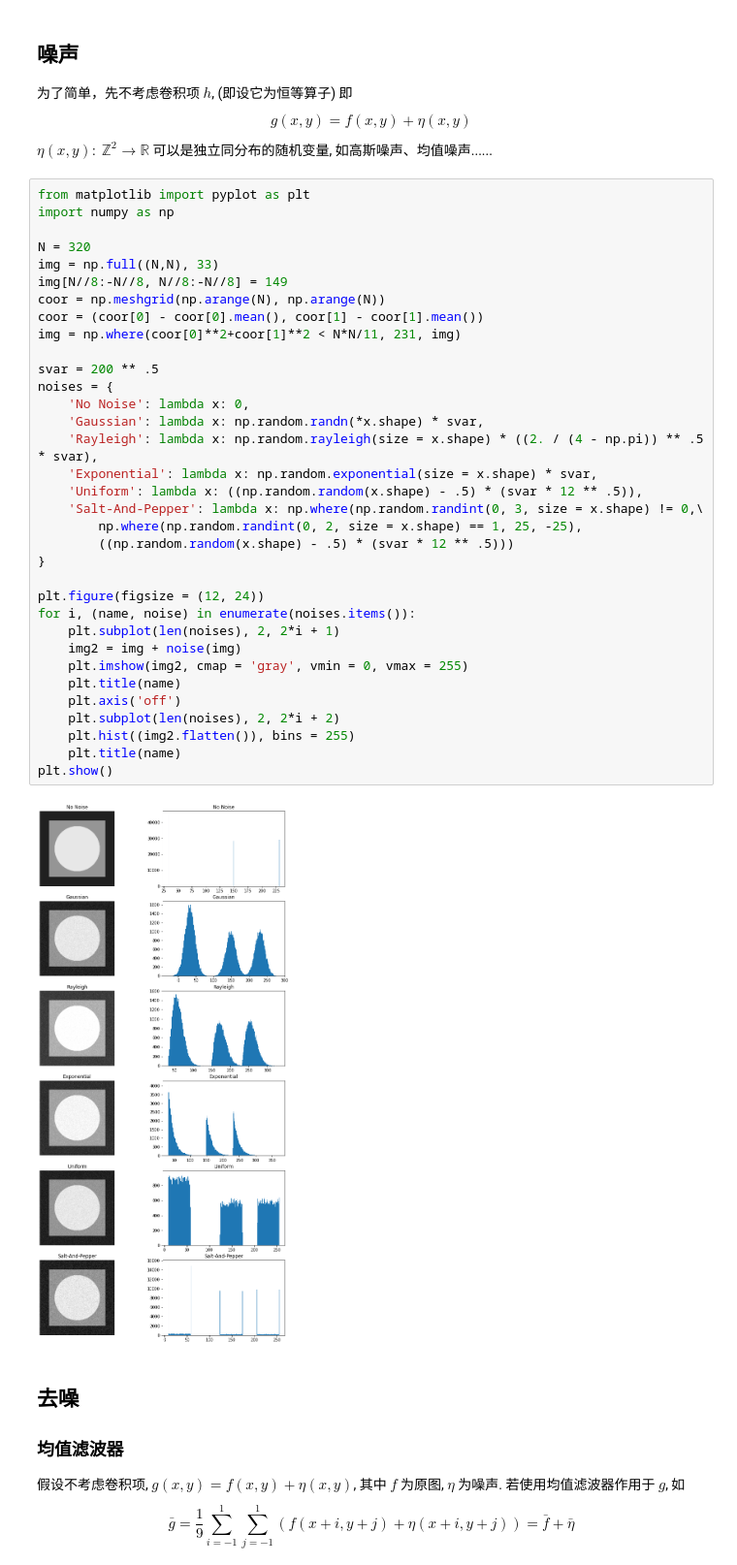
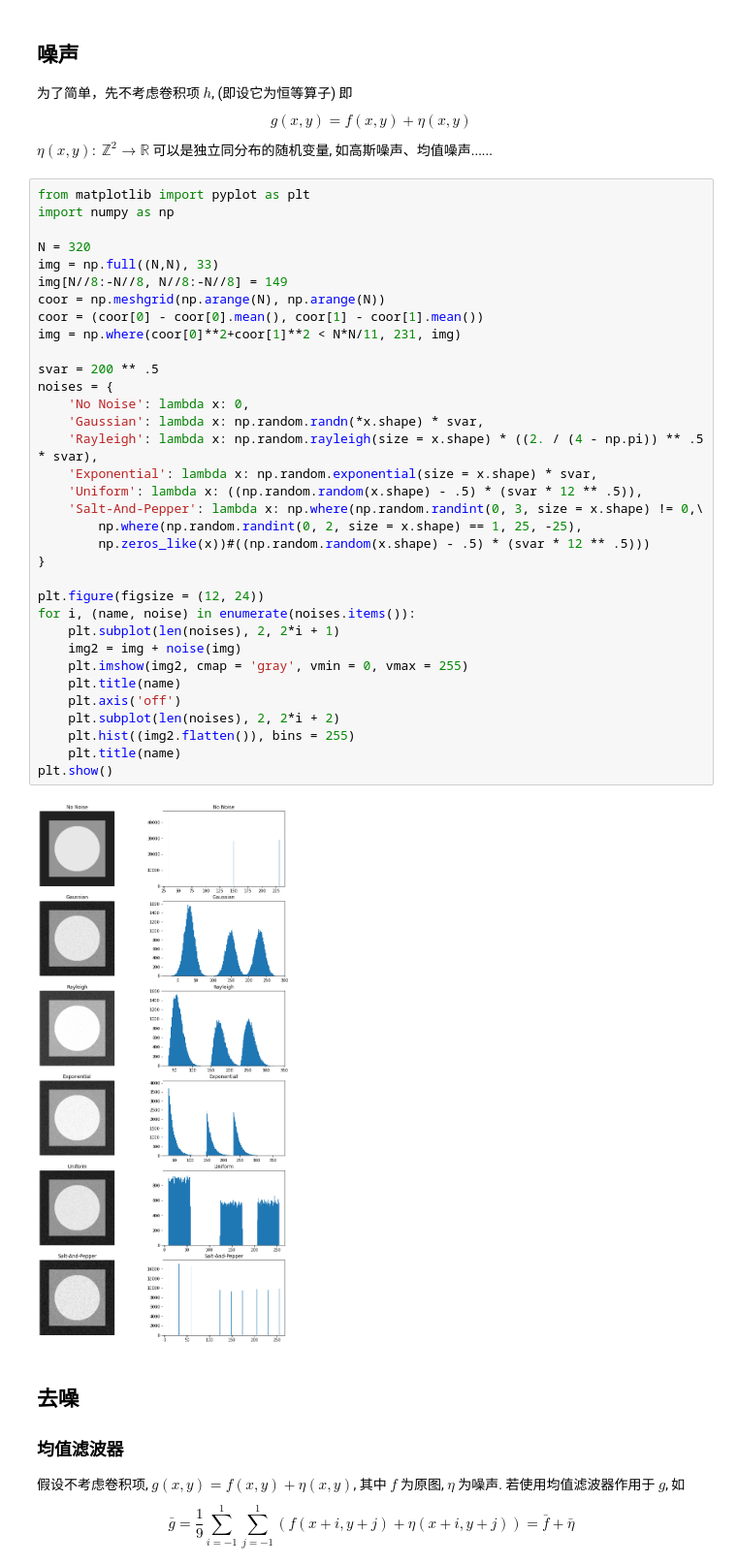
Before and after one commit to ForeverHaibara/Fudan-Courses, a Jupyter notebook: 图像处理与数据可视化/09 图像噪声.ipynb, the cells around one changed output. Shown at 97% size. Cells and saved outputs as stored; diff of their text form.

```diff
--- a/图像处理与数据可视化/09 图像噪声.ipynb
+++ b/图像处理与数据可视化/09 图像噪声.ipynb
@@ -17,35 +17,35 @@ import numpy as np
 N = 320
 img = np.full((N,N), 33)
 img[N//8:-N//8, N//8:-N//8] = 149
 coor = np.meshgrid(np.arange(N), np.arange(N))
 coor = (coor[0] - coor[0].mean(), coor[1] - coor[1].mean())
 img = np.where(coor[0]**2+coor[1]**2 < N*N/11, 231, img)
 
 svar = 200 ** .5
 noises = {
     'No Noise': lambda x: 0,
     'Gaussian': lambda x: np.random.randn(*x.shape) * svar,
     'Rayleigh': lambda x: np.random.rayleigh(size = x.shape) * ((2. / (4 - np.pi)) ** .5 * svar),
     'Exponential': lambda x: np.random.exponential(size = x.shape) * svar,
     'Uniform': lambda x: ((np.random.random(x.shape) - .5) * (svar * 12 ** .5)),
     'Salt-And-Pepper': lambda x: np.where(np.random.randint(0, 3, size = x.shape) != 0,\
         np.where(np.random.randint(0, 2, size = x.shape) == 1, 25, -25),
-        ((np.random.random(x.shape) - .5) * (svar * 12 ** .5)))
+        np.zeros_like(x))#((np.random.random(x.shape) - .5) * (svar * 12 ** .5)))
 }
 
 plt.figure(figsize = (12, 24))
 for i, (name, noise) in enumerate(noises.items()):
     plt.subplot(len(noises), 2, 2*i + 1)
     img2 = img + noise(img)
     plt.imshow(img2, cmap = 'gray', vmin = 0, vmax = 255)
     plt.title(name)
     plt.axis('off')
     plt.subplot(len(noises), 2, 2*i + 2)
     plt.hist((img2.flatten()), bins = 255)
     plt.title(name)
 plt.show()
 # %% [output]
-[figure, old version]
+[figure, new version]
 # %% [markdown]
 ## 去噪
 
```
Also changed, not shown: parts of 3 cells of this notebook, 4 other files.
